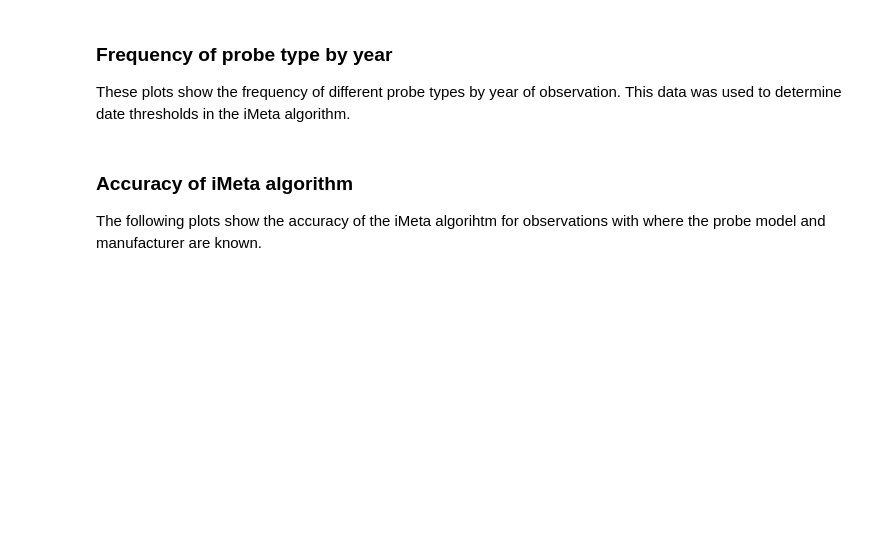
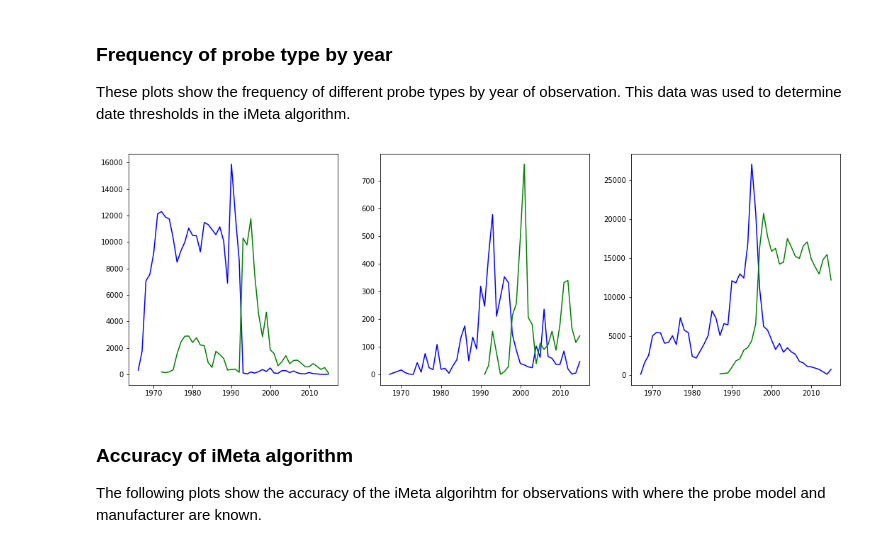
Before and after one commit to MetOffice/XBTs_classification, a Jupyter notebook: classification/imeta_demo.ipynb, the cells around one changed output. Saved outputs shown, nothing was run; the diff lists cells and outputs as text; code cells hidden in the pictures; blank space fills up the shorter version.

```diff
--- a/classification/imeta_demo.ipynb
+++ b/classification/imeta_demo.ipynb
@@ -66,6 +88,32 @@ These plots show the max depth of profiles for different probe types, which is u
 # %% [markdown]
 ### Frequency of probe type by year
 These plots show the frequency of different probe types by year of observation. This data was used to determine date thresholds in the iMeta algorithm.
+# %%
+plot_pairs = [
+    ('XBT: T10 (SIPPICAN)', 'XBT: T4 (SIPPICAN)', lambda d1: d1<=360.0),
+    ('XBT: T5 (SIPPICAN)', 'XBT: FAST DEEP (SIPPICAN)', lambda d1: d1>= 1000.0 and d1 <=1350.0),
+    ('XBT: T7 (SIPPICAN)', 'XBT: DEEP BLUE (SIPPICAN)',lambda d1: d1>= 600.0 and d1 <=1000.0),
+]
+# %%
+fig_freq_comp = matplotlib.pyplot.figure('plot types for year and max depth',figsize=(18,6))
+l1 = []
+for ix1, (type1, type2, filter1) in enumerate(plot_pairs):
+    dataset_type1 = xbt_full_dataset.filter_obs('instrument',type1).xbt_df
+    profiles_type1 = dataset_type1[dataset_type1.max_depth.apply(filter1)]
+    dataset_type2 = xbt_full_dataset.filter_obs('instrument',type2).xbt_df
+    profiles_type2 = dataset_type2[dataset_type2.max_depth.apply(filter1)]
+    type_year_dist1 = profiles_type1.year.value_counts(sort=False)
+    type_year_dist2 = profiles_type2.year.value_counts(sort=False)
+    freq_df1 = pandas.DataFrame({'year': list(type_year_dist1.index), 'num_profiles': list(type_year_dist1.values)}).sort_values('year')
+    freq_df2 = pandas.DataFrame({'year': list(type_year_dist2.index), 'num_profiles': list(type_year_dist2.values)}).sort_values('year')
+    l1 += [(freq_df1, freq_df2)]
+    ax1 = fig_freq_comp.add_subplot(130 + ix1 + 1)
+    ax1.plot(list(freq_df1.year), list(freq_df1.num_profiles), color='b')
+    ax1.plot(list(freq_df2.year), list(freq_df2.num_profiles), color='g')
+    ax1.xmin=1950
+    ax1.xmax=2020
+# %% [output]
+[figure, added]
 # %% [markdown]
 ### Accuracy of iMeta algorithm
 The following plots show the accuracy of the iMeta algorihtm for observations with where the probe model and manufacturer are known.
```
Also changed, not shown: parts of 3 cells of this notebook.
